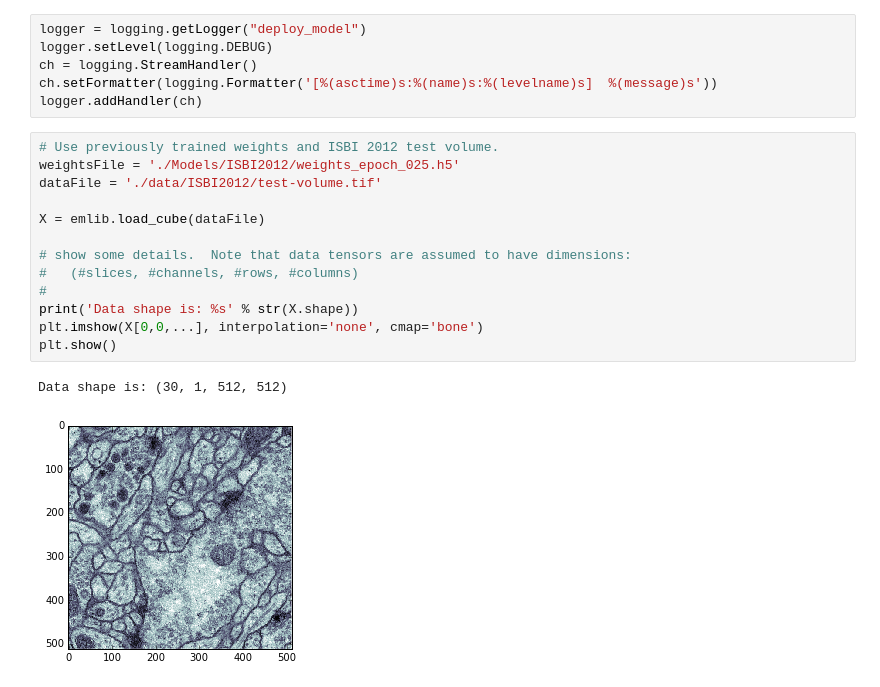
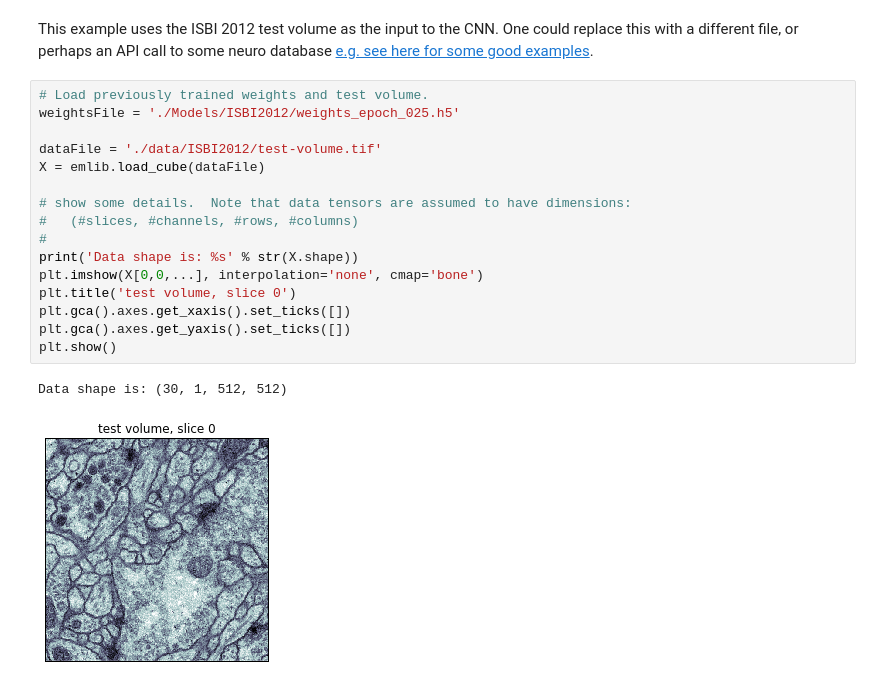
Before and after one commit to mjpekala/bio-segmentation, a Jupyter notebook: isbi2012_deploy.ipynb, the cells around one changed output. Drawn from its saved outputs; the diff is of its cells as text.

```diff
--- a/isbi2012_deploy.ipynb
+++ b/isbi2012_deploy.ipynb
@@ -28,25 +39,24 @@ Using gpu device 2: GeForce GTX TITAN (CNMeM is disabled, CuDNN not available)
-# %%
-logger = logging.getLogger("deploy_model")
-logger.setLevel(logging.DEBUG)
-ch = logging.StreamHandler()
-ch.setFormatter(logging.Formatter('[%(asctime)s:%(name)s:%(levelname)s]  %(message)s'))
-logger.addHandler(ch)
+# %% [markdown]
+This example uses the ISBI 2012 test volume as the input to the CNN.  One could replace this with a different file, or perhaps an API call to some neuro database [e.g. see here for some good examples](https://github.com/neurodata/kasthuri2015/blob/master/claims/claim0_get_data.ipynb).
 # %%
-# Use previously trained weights and ISBI 2012 test volume.
+# Load previously trained weights and test volume.
 weightsFile = './Models/ISBI2012/weights_epoch_025.h5'
+
 dataFile = './data/ISBI2012/test-volume.tif'
-
 X = emlib.load_cube(dataFile)
 
 # show some details.  Note that data tensors are assumed to have dimensions:
 #   (#slices, #channels, #rows, #columns)
 #
 print('Data shape is: %s' % str(X.shape))
 plt.imshow(X[0,0,...], interpolation='none', cmap='bone')
+plt.title('test volume, slice 0')
+plt.gca().axes.get_xaxis().set_ticks([])
+plt.gca().axes.get_yaxis().set_ticks([])
 plt.show()
 # %% [output]
 Data shape is: (30, 1, 512, 512)
-[figure, old version]
+[figure, new version]
 # %%
 # In the interest of time, only deploy on one slice (z-dimension) of the test volume
 # *and* we will only evaluate a subset of the pixels in that slice.
```
Also changed, not shown: parts of 3 cells of this notebook.
